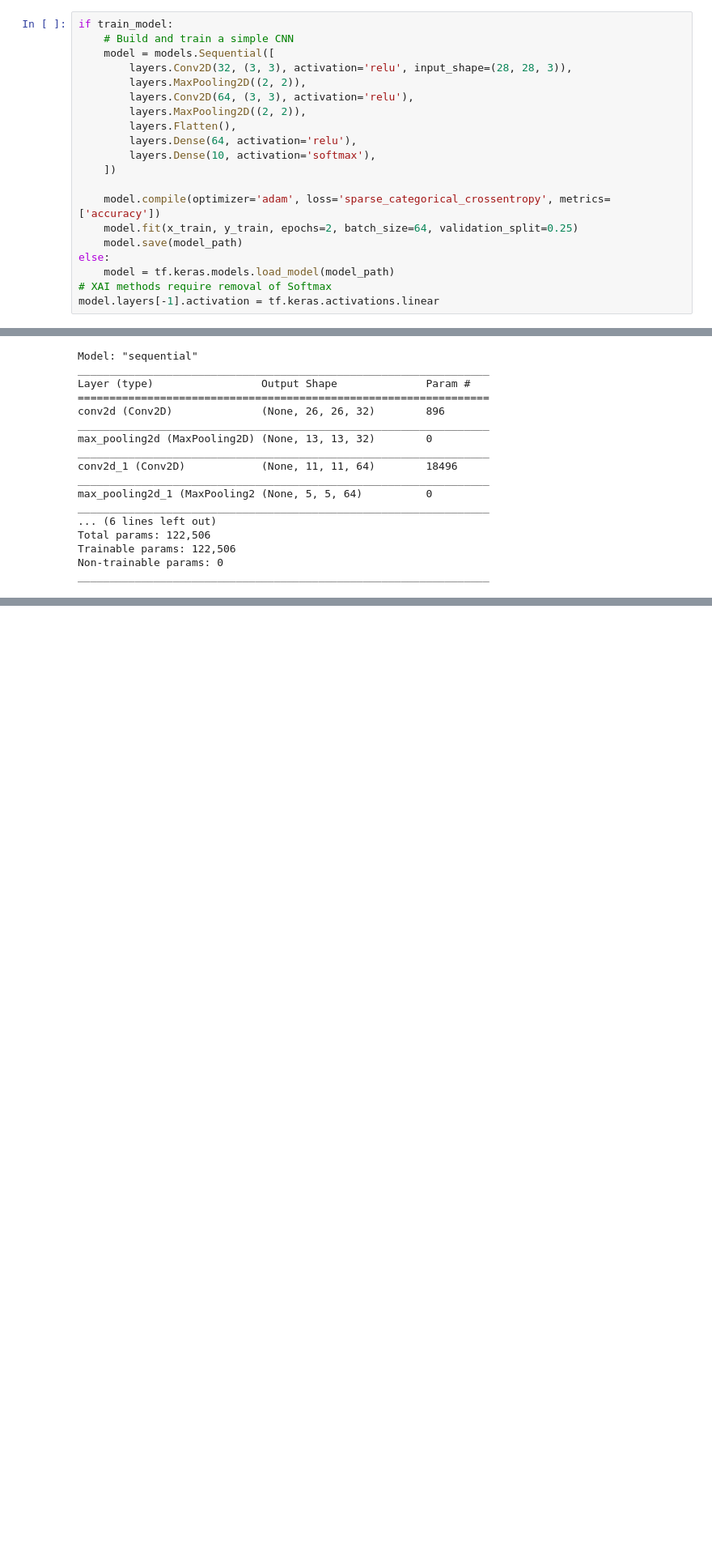
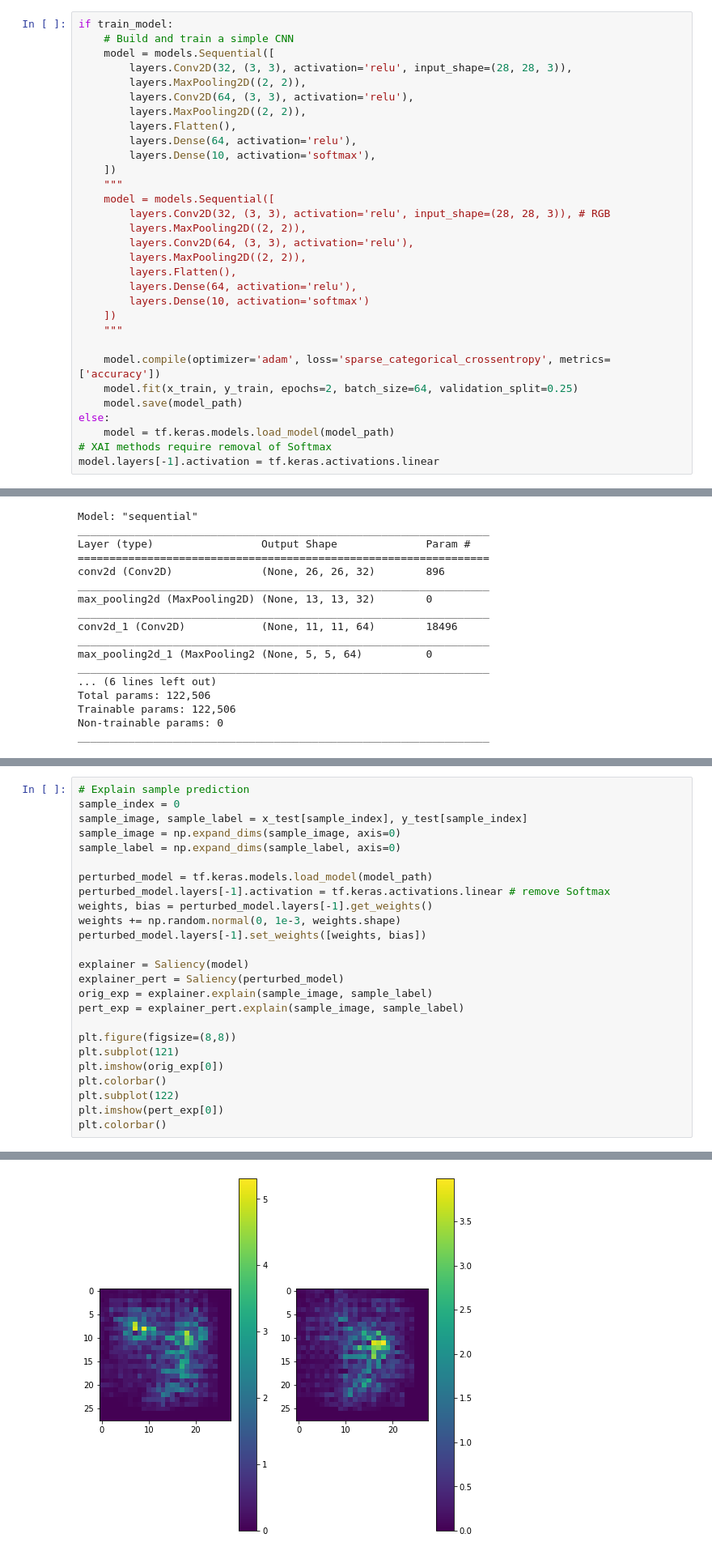
Before and after one commit to TeodorChiaburu/UXAI, a Jupyter notebook: Model_Perturbation_Vision_MNIST.ipynb, the cells around one changed output, grey strips where cells are left out. Shown at 81% size. Cells and saved outputs as stored; diff of their text form; blank space fills up the shorter version.

```diff
--- a/Model_Perturbation_Vision_MNIST.ipynb
+++ b/Model_Perturbation_Vision_MNIST.ipynb
@@ -36,6 +38,17 @@ if train_model:
         layers.Dense(64, activation='relu'),
         layers.Dense(10, activation='softmax'),
     ])
+    """
+    model = models.Sequential([
+        layers.Conv2D(32, (3, 3), activation='relu', input_shape=(28, 28, 3)), # RGB
+        layers.MaxPooling2D((2, 2)),
+        layers.Conv2D(64, (3, 3), activation='relu'),
+        layers.MaxPooling2D((2, 2)),
+        layers.Flatten(),
+        layers.Dense(64, activation='relu'),
+        layers.Dense(10, activation='softmax')
+    ])
+    """
 
     model.compile(optimizer='adam', loss='sparse_categorical_crossentropy', metrics=['accuracy'])
     model.fit(x_train, y_train, epochs=2, batch_size=64, validation_split=0.25)
@@ -76,0 +80,26 @@ plt.imshow(sample_image.squeeze());
+# %%
+# Explain sample prediction
+sample_index = 0
+sample_image, sample_label = x_test[sample_index], y_test[sample_index]
+sample_image = np.expand_dims(sample_image, axis=0)
+sample_label = np.expand_dims(sample_label, axis=0)
+
+perturbed_model = tf.keras.models.load_model(model_path)
+perturbed_model.layers[-1].activation = tf.keras.activations.linear # remove Softmax
+weights, bias = perturbed_model.layers[-1].get_weights()
+weights += np.random.normal(0, 1e-3, weights.shape)
+perturbed_model.layers[-1].set_weights([weights, bias])
+
+explainer = Saliency(model)
+explainer_pert = Saliency(perturbed_model)
+orig_exp = explainer.explain(sample_image, sample_label)
+pert_exp = explainer_pert.explain(sample_image, sample_label)
+
+plt.figure(figsize=(8,8))
+plt.subplot(121)
+plt.imshow(orig_exp[0])
+plt.colorbar()
+plt.subplot(122)
+plt.imshow(pert_exp[0])
+plt.colorbar()
+# %% [output]
@@ -77,3 +107,4 @@ plt.imshow(sample_image.squeeze());
+[figure, added]
 # %% [markdown]
 ### Analytical vs empirical (multiple methods, multiple variances)
 # %%
```
Also changed, not shown: parts of 12 cells of this notebook, 4 other files.
